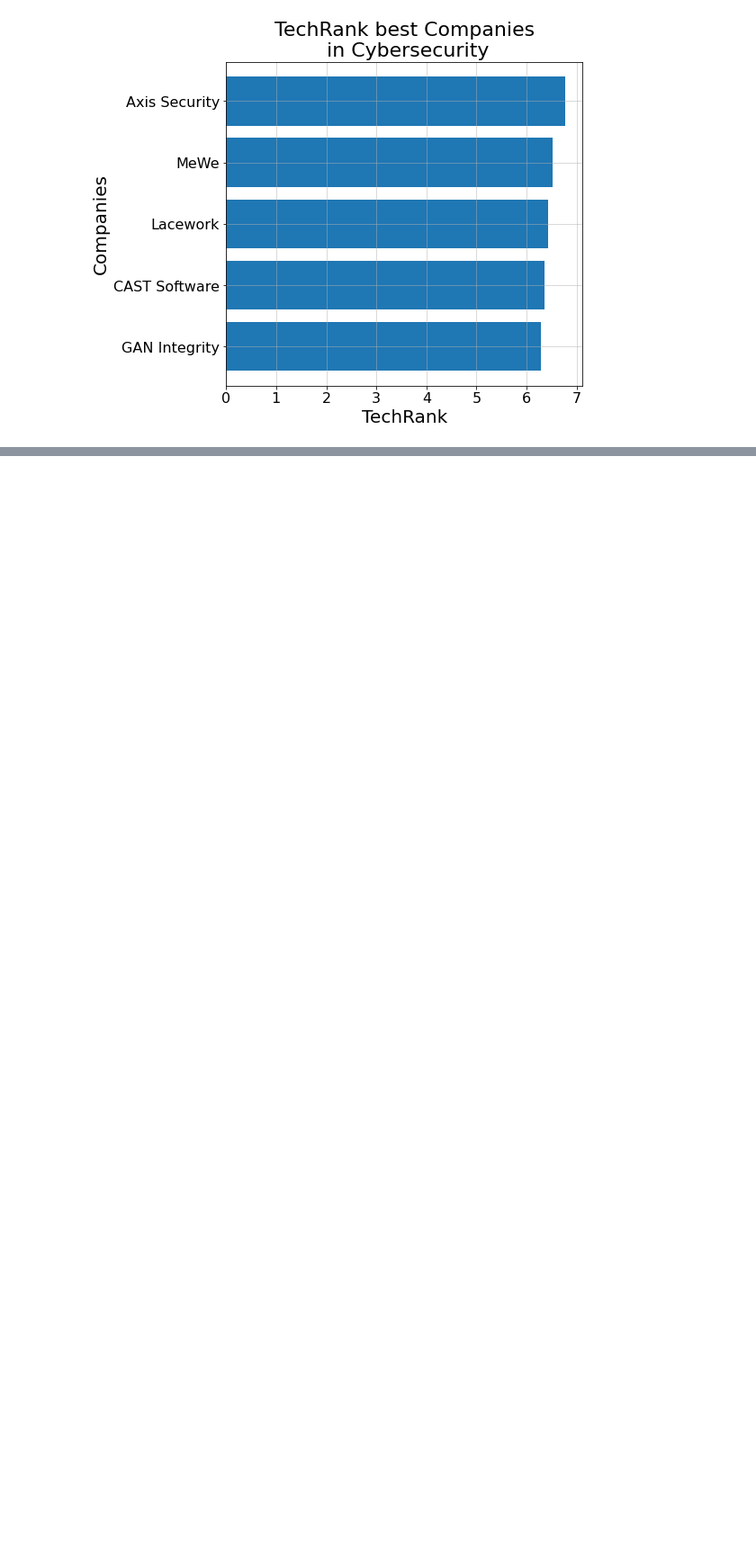
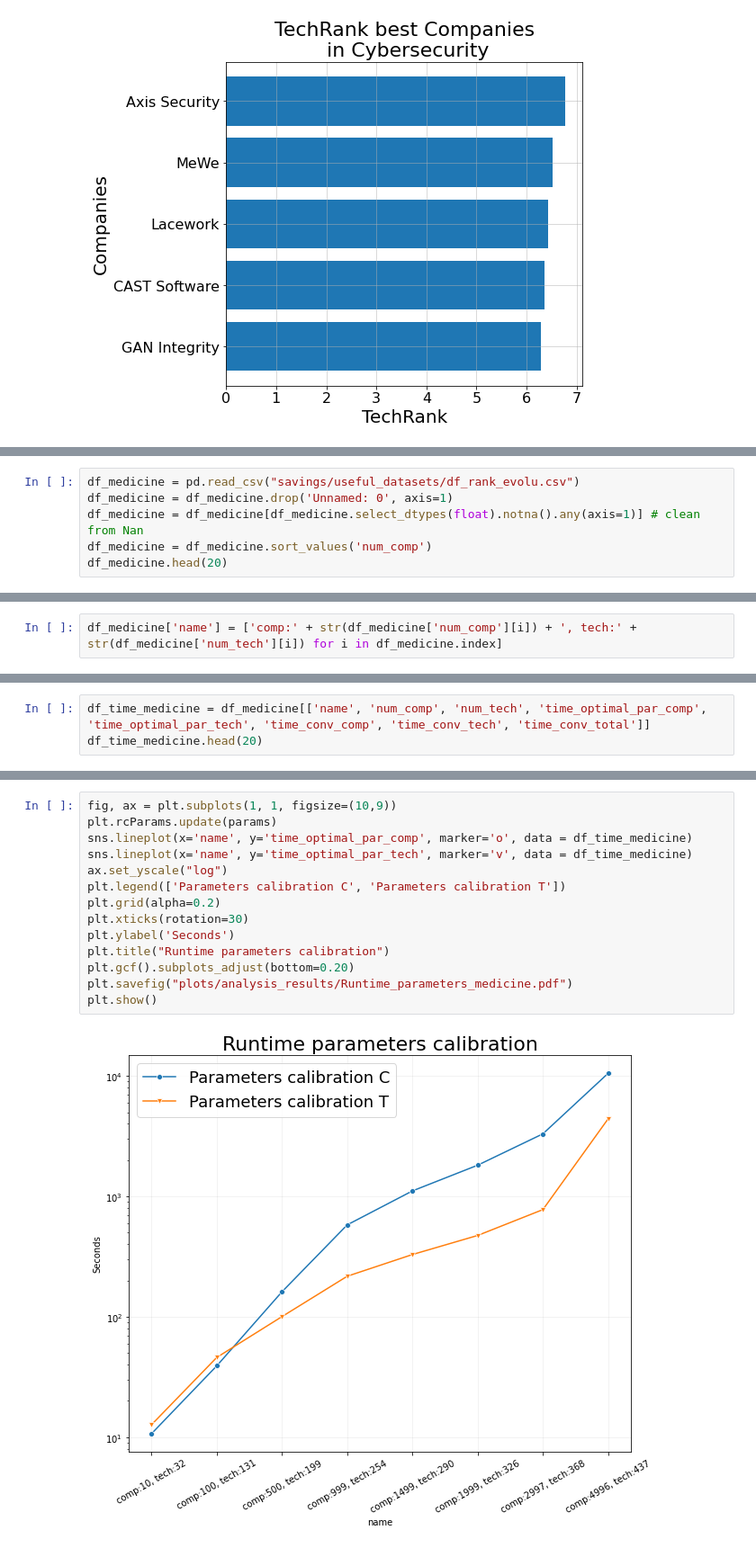
Before and after one commit to technometrics-lab/5-TechRank, a Jupyter notebook: analysis_results.ipynb, the cells around one changed output, grey strips where cells are left out. Shown at 90% size. Cells and saved outputs as stored; diff of their text form; blank space fills up the shorter version.

```diff
--- a/analysis_results.ipynb
+++ b/analysis_results.ipynb
@@ -391,0 +399,6 @@ plt.show()
+# %%
+df_medicine = pd.read_csv("savings/useful_datasets/df_rank_evolu.csv")
+df_medicine = df_medicine.drop('Unnamed: 0', axis=1)
+df_medicine = df_medicine[df_medicine.select_dtypes(float).notna().any(axis=1)] # clean from Nan
+df_medicine = df_medicine.sort_values('num_comp')
+df_medicine.head(20)
@@ -391,0 +430,2 @@ plt.show()
+# %%
+df_medicine['name'] = ['comp:' + str(df_medicine['num_comp'][i]) + ', tech:' + str(df_medicine['num_tech'][i]) for i in df_medicine.index]
@@ -391,0 +474,3 @@ plt.show()
+# %%
+df_time_medicine = df_medicine[['name', 'num_comp', 'num_tech', 'time_optimal_par_comp', 'time_optimal_par_tech', 'time_conv_comp', 'time_conv_tech', 'time_conv_total']]
+df_time_medicine.head(20)
@@ -391,0 +508,16 @@ plt.show()
+# %%
+fig, ax = plt.subplots(1, 1, figsize=(10,9))
+plt.rcParams.update(params)
+sns.lineplot(x='name', y='time_optimal_par_comp', marker='o', data = df_time_medicine)
+sns.lineplot(x='name', y='time_optimal_par_tech', marker='v', data = df_time_medicine)
+ax.set_yscale("log")
+plt.legend(['Parameters calibration C', 'Parameters calibration T'])
+plt.grid(alpha=0.2)
+plt.xticks(rotation=30)
+plt.ylabel('Seconds')
+plt.title("Runtime parameters calibration")
+plt.gcf().subplots_adjust(bottom=0.20)
+plt.savefig("plots/analysis_results/Runtime_parameters_medicine.pdf")
+plt.show()
+# %% [output]
+[figure, added]
```
Also changed, not shown: parts of 81 cells of this notebook, 17 other files.
